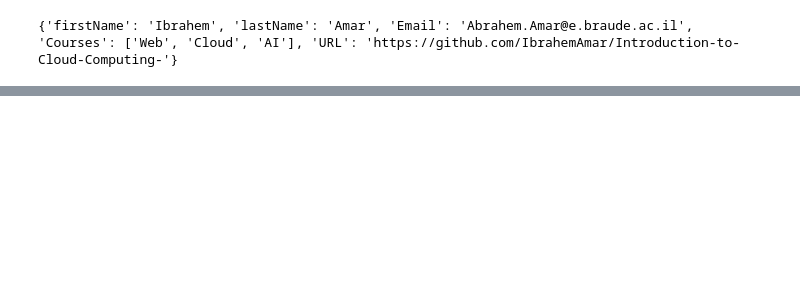
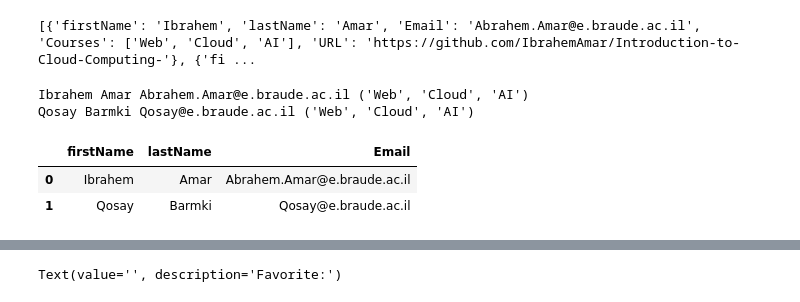
Before and after one commit to IbrahemAmar/Introduction-to-Cloud-Computing-, a Jupyter notebook: Tutorial02.ipynb, the cells around one changed output, grey strips where cells are left out. Drawn from its saved outputs; the diff is of its cells as text; code cells hidden in the pictures; blank space fills up the shorter version.

```diff
--- a/Tutorial02.ipynb
+++ b/Tutorial02.ipynb
@@ -3,21 +3,89 @@
 # %%
 import json
 
-students = {
+students = [{
   "firstName":"Ibrahem",
   "lastName":"Amar",
   "Email":"Abrahem.Amar@e.braude.ac.il",
   "Courses": ("Web", "Cloud", "AI"),
   "URL":"https://github.com/IbrahemAmar/Introduction-to-Cloud-Computing-"
-}
+},
+{
+  "firstName":"Qosay",
+  "lastName":"Barmki",
+  "Email":"Qosay@e.braude.ac.il",
+  "Courses": ("Web", "Cloud", "AI"),
+  "URL":"https://grow.google/intl/il/"
+}]
 
 
 # Save to file
 with open("students.json", "w") as fid:
-  json.dump(students,fid)
+  json.dump(students,fid,indent=4)
 
 #Verify
 with open("students.json", "r") as fid:
   print(json.load(fid))
 # %% [output]
-{'firstName': 'Ibrahem', 'lastName': 'Amar', 'Email': 'Abrahem.Amar@e.braude.ac.il', 'Courses': ['Web', 'Cloud', 'AI'], 'URL': 'https://github.com/IbrahemAmar/Introduction-to-Cloud-Computing-'}
+[{'firstName': 'Ibrahem', 'lastName': 'Amar', 'Email': 'Abrahem.Amar@e.braude.ac.il', 'Courses': ['Web', 'Cloud', 'AI'], 'URL': 'https://github.com/IbrahemAmar/Introduction-to-Cloud-Computing-'}, {'fi ...
+# %%
+for s in students:
+    print(s["firstName"], s["lastName"], s["Email"], s["Courses"])
+# %% [output]
+Ibrahem Amar Abrahem.Amar@e.braude.ac.il ('Web', 'Cloud', 'AI')
+Qosay Barmki Qosay@e.braude.ac.il ('Web', 'Cloud', 'AI')
+# %%
+import json, pandas as pd
+from IPython.display import display
+import ipywidgets as widgets
+
+# Load data
+with open("students.json","r") as f:
+    students = json.load(f)
+
+# Quick table of names + email
+df = pd.DataFrame(students)
+display(df[["firstName","lastName","Email"]])
+
+# Dropdown of students
+options = [(f"{s['firstName']} {s['lastName']}", i) for i, s in enumerate(students)]
+dd = widgets.Dropdown(options=options, description="Student:", value=0)
+
+# Output area
+out = widgets.Output()
+
+def show_student(i):
+    out.clear_output()
+    with out:
+        # Show all fields of selected student as a vertical table
+        s = pd.Series(students[i], name="value").to_frame()
+        display(s)
+
+def on_change(change):
+    if change["name"] == "value":
+        show_student(change["new"])
+
+dd.observe(on_change, names="value")
+
+# Optional: text box to set favoriteProgram and save back to JSON
+fav = widgets.Text(description="Favorite:")
+save_btn = widgets.Button(description="Save")
+
+def on_save(_):
+    i = dd.value
+    students[i]["favoriteProgram"] = fav.value
+    with open("students.json","w") as f:
+        json.dump(students, f, indent=2)
+    show_student(i)
+
+save_btn.on_click(on_save)
+
+# Display UI
+display(dd, out, fav, save_btn)
+
+# Initial display
+show_student(dd.value)
+# %% [output]
+|  | firstName | lastName | Email |
+| 0 | Ibrahem | Amar | Abrahem.Amar@e.braude.ac.il |
+| 1 | Qosay | Barmki | Qosay@e.braude.ac.il |
@@ -23,0 +94 @@ with open("students.json", "r") as fid:
+Text(value='', description='Favorite:')
```
Also changed, not shown: parts of 1 cell of this notebook.
